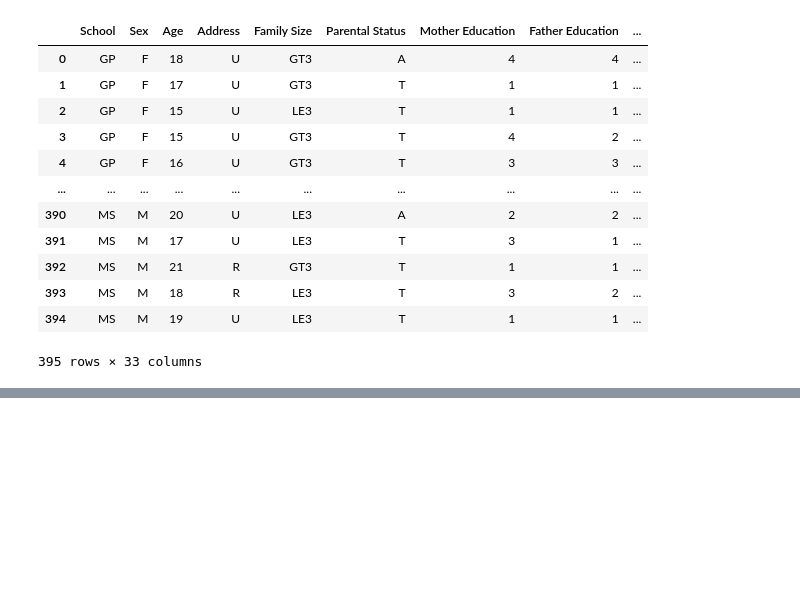
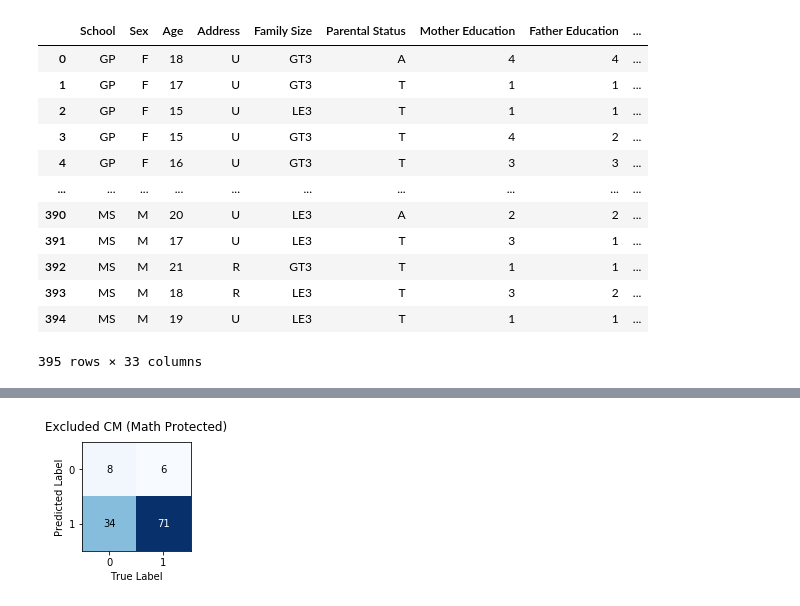
Before and after one commit to woohyukchang/cse146proj, a Jupyter notebook: math_protected.ipynb, the cells around one changed output, grey strips where cells are left out. Drawn from its saved outputs; the diff is of its cells as text; code cells hidden in the pictures; blank space fills up the shorter version.

```diff
--- a/math_protected.ipynb
+++ b/math_protected.ipynb
@@ -166,3 +168,14 @@ matrix_ex
+# %%
+binary2 = np.array([[tn_ex,fn_ex ],
+                    [fp_ex,tp_ex]])
+fig, ax = plot_confusion_matrix(conf_mat=binary2, figsize=(2, 2))
+plt.xlabel("True Label")
+plt.ylabel("Predicted Label")
+plt.title('Excluded CM (Math Protected)')
+plt.savefig('excluded_cm_math_pro.png',bbox_inches='tight')
+plt.show()
+# %% [output]
+[figure, added]
 # %%
 # Precision and recall of decision tree data when excluding semester grades
 precision_ex = tp_ex / (tp_ex + fp_ex)
```
Also changed, not shown: parts of 14 cells of this notebook, 3 other files.
